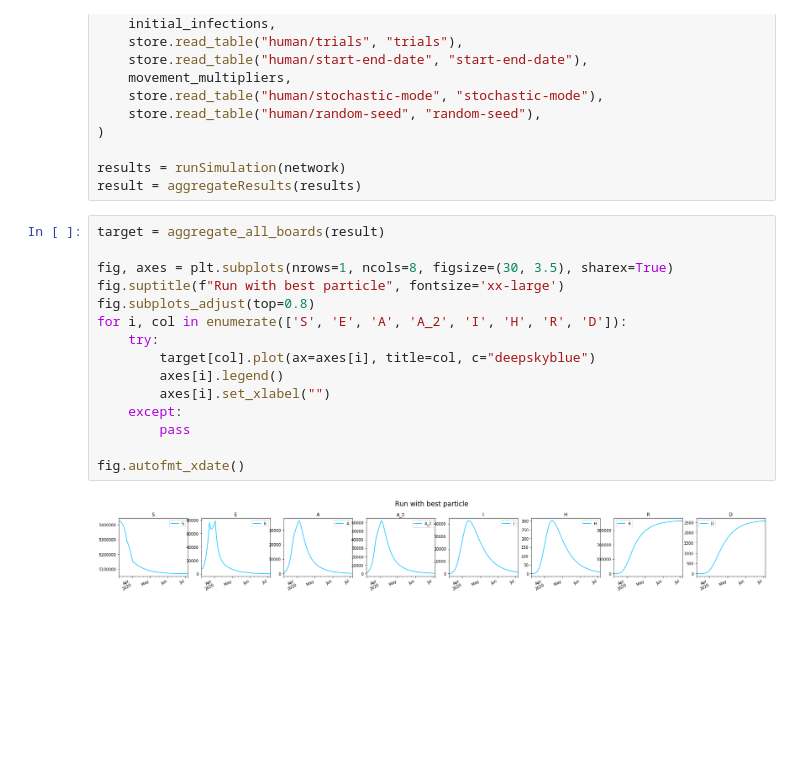
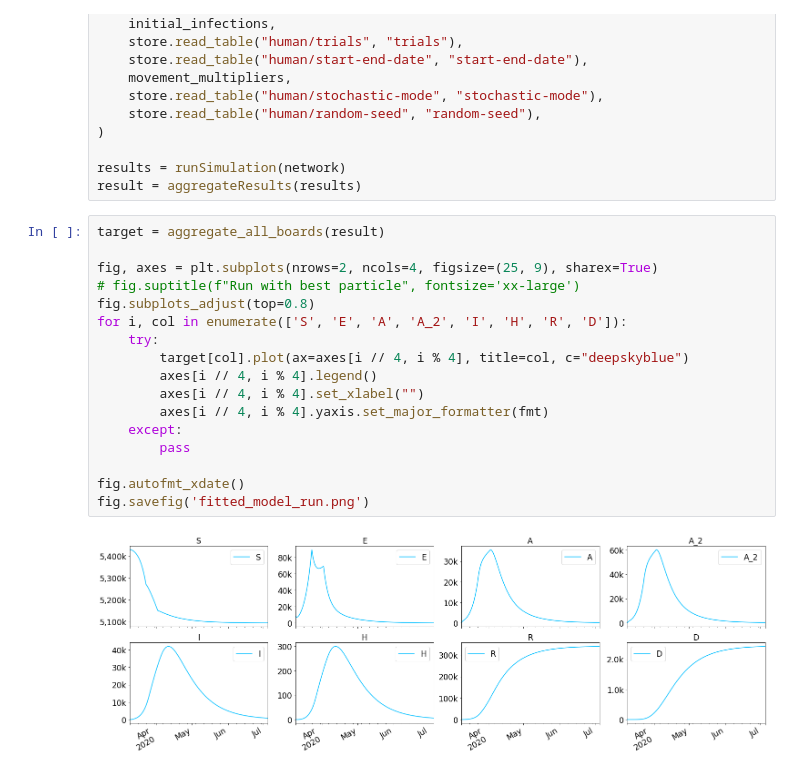
Before and after one commit to magicicada/simple_network_sim, a Jupyter notebook: doc/notebooks/Inference - ABC SMC.ipynb, the cells around one changed output. Drawn from its saved outputs; the diff is of its cells as text; blank space fills up the shorter version.

Commit message:
Make notebook graph more latex friendly

```diff
--- a/doc/notebooks/Inference - ABC SMC.ipynb
+++ b/doc/notebooks/Inference - ABC SMC.ipynb
@@ -282,18 +317,20 @@ result = aggregateResults(results)
 # %%
 target = aggregate_all_boards(result)
 
-fig, axes = plt.subplots(nrows=1, ncols=8, figsize=(30, 3.5), sharex=True)
-fig.suptitle(f"Run with best particle", fontsize='xx-large')
+fig, axes = plt.subplots(nrows=2, ncols=4, figsize=(25, 9), sharex=True)
+# fig.suptitle(f"Run with best particle", fontsize='xx-large')
 fig.subplots_adjust(top=0.8)
 for i, col in enumerate(['S', 'E', 'A', 'A_2', 'I', 'H', 'R', 'D']):
     try:
-        target[col].plot(ax=axes[i], title=col, c="deepskyblue")
-        axes[i].legend()
-        axes[i].set_xlabel("")
+        target[col].plot(ax=axes[i // 4, i % 4], title=col, c="deepskyblue")
+        axes[i // 4, i % 4].legend()
+        axes[i // 4, i % 4].set_xlabel("")
+        axes[i // 4, i % 4].yaxis.set_major_formatter(fmt)
     except:
         pass
 
 fig.autofmt_xdate()
+fig.savefig('fitted_model_run.png')
 # %% [output]
-[figure, old version]
+[figure, new version]
 # %%
```
Also changed, not shown: parts of 13 cells of this notebook.
